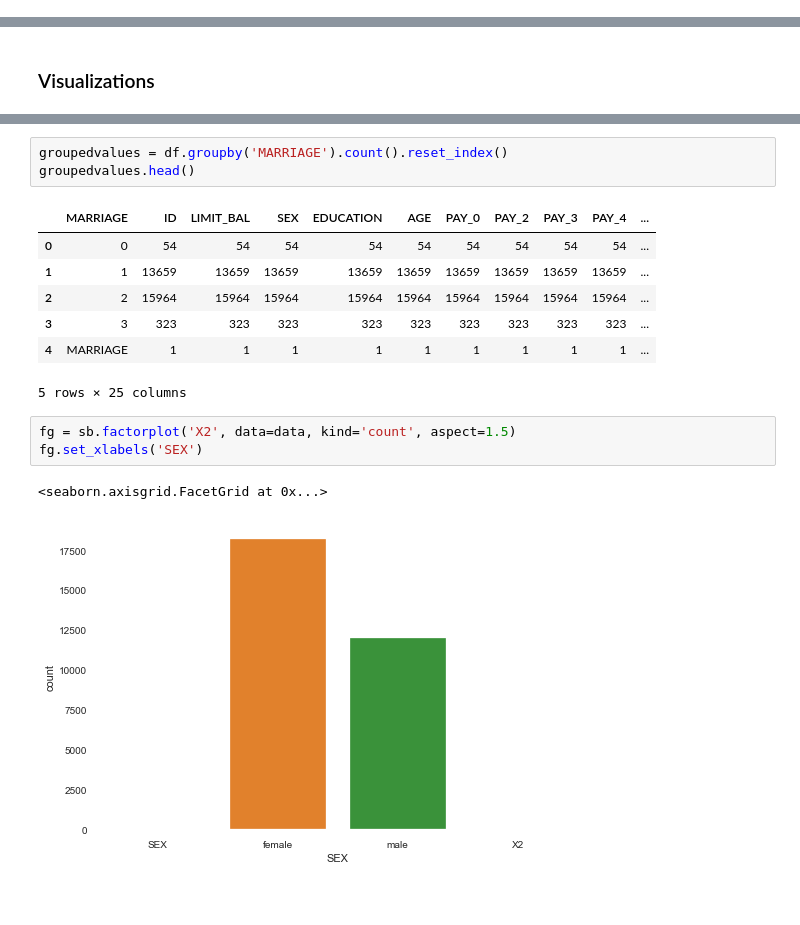
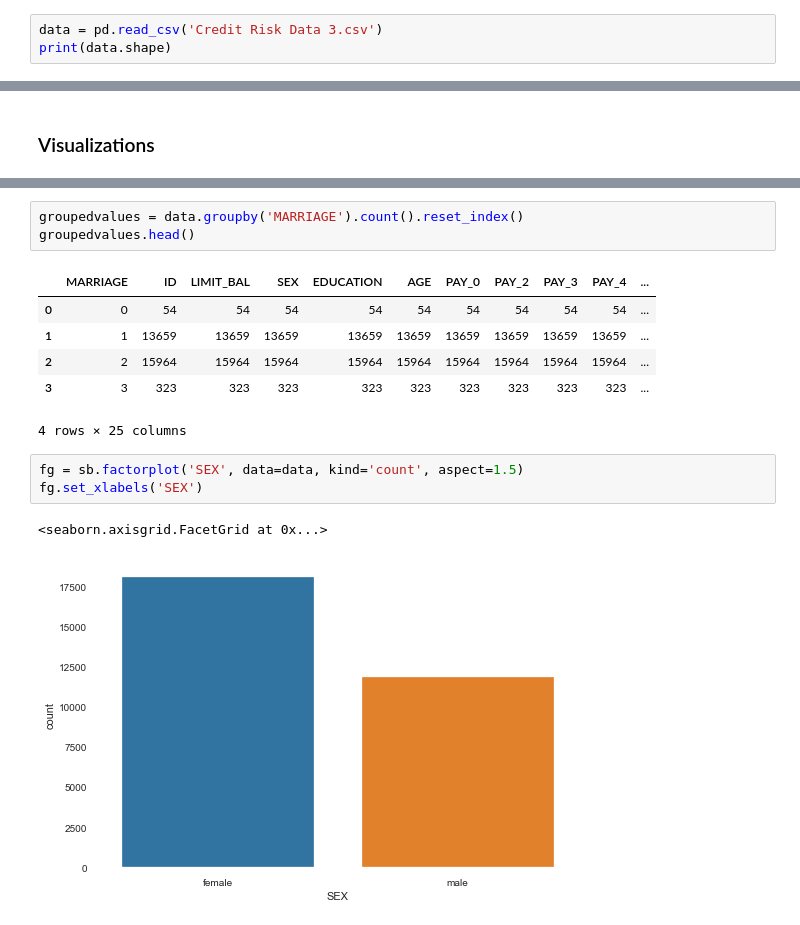
Before and after one commit to Abbyvill/sharing-notebook, a Jupyter notebook: C2 T1 - Define a Data Science Process.ipynb, the cells around one changed output, grey strips where cells are left out. Cells and saved outputs as stored; diff of their text form; blank space fills up the shorter version.

```diff
--- a/C2 T1 - Define a Data Science Process.ipynb
+++ b/C2 T1 - Define a Data Science Process.ipynb
@@ -299,0 +394,3 @@ dtype: int64
+# %%
+data = pd.read_csv('Credit Risk Data 3.csv')
+print(data.shape)
@@ -393,6 +531,6 @@ X4              1
 Name: default payment next month, dtype: int64
 # %%
-groupedvalues = df.groupby('MARRIAGE').count().reset_index()
+groupedvalues = data.groupby('MARRIAGE').count().reset_index()
 groupedvalues.head()
 # %% [output]
 |  | MARRIAGE | ID | LIMIT_BAL | SEX | EDUCATION | AGE | PAY_0 | PAY_2 | PAY_3 | PAY_4 | ... |
@@ -400,12 +538,11 @@ groupedvalues.head()
 | 1 | 1 | 13659 | 13659 | 13659 | 13659 | 13659 | 13659 | 13659 | 13659 | 13659 | ... |
 | 2 | 2 | 15964 | 15964 | 15964 | 15964 | 15964 | 15964 | 15964 | 15964 | 15964 | ... |
 | 3 | 3 | 323 | 323 | 323 | 323 | 323 | 323 | 323 | 323 | 323 | ... |
-| 4 | MARRIAGE | 1 | 1 | 1 | 1 | 1 | 1 | 1 | 1 | 1 | ... |
-5 rows × 25 columns
+4 rows × 25 columns
 # %%
-fg = sb.factorplot('X2', data=data, kind='count', aspect=1.5)
+fg = sb.factorplot('SEX', data=data, kind='count', aspect=1.5)
 fg.set_xlabels('SEX')
 # %% [output]
 <seaborn.axisgrid.FacetGrid at 0x...>
-[figure, old version]
+[figure, new version]
 # %%
```
Also changed, not shown: parts of 27 cells of this notebook.
